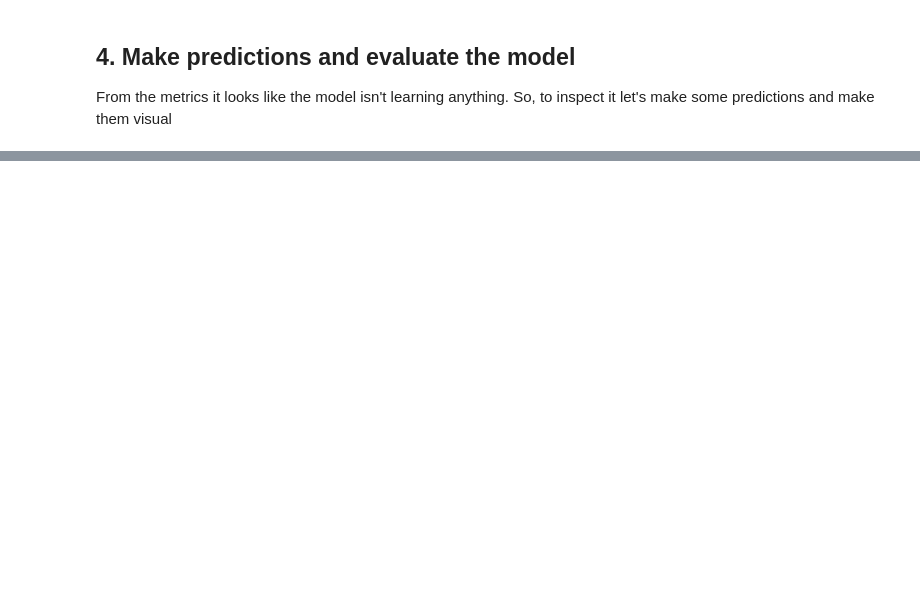
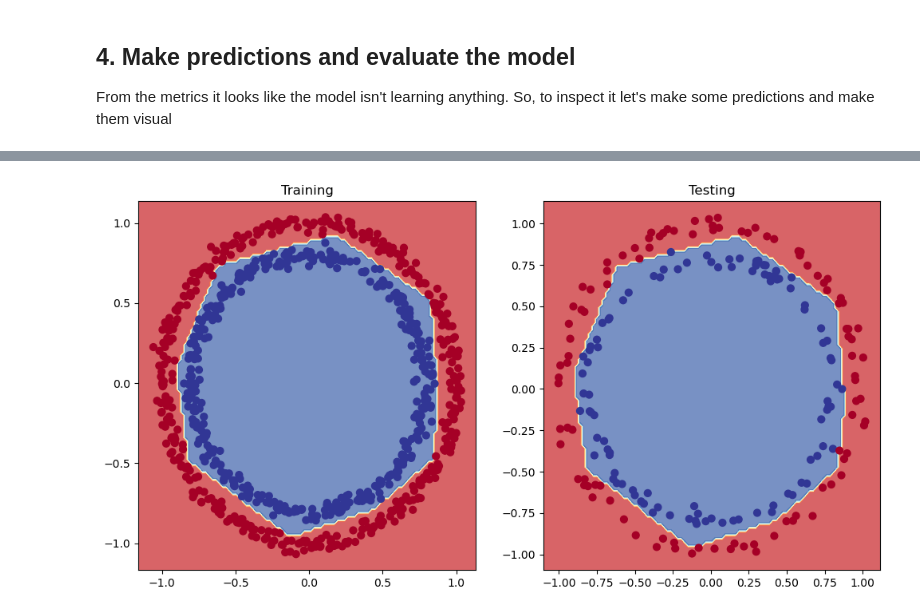
Before and after one commit to devdezzies/deep-learning-with-pytorch, a Jupyter notebook: materials/02_pytorch_classification.ipynb, the cells around one changed output, grey strips where cells are left out. Drawn from its saved outputs; the diff is of its cells as text; code cells hidden in the pictures; blank space fills up the shorter version.

```diff
--- a/materials/02_pytorch_classification.ipynb
+++ b/materials/02_pytorch_classification.ipynb
@@ -407,0 +568,33 @@ plot_decision_boundary(model_0, X_test, y_test)
+# %%
+epochs = 100000
+
+X_train, X_test = X_train.to(device), X_test.to(device)
+y_train, y_test = y_train.to(device), y_test.to(device)
+
+for epoch in range(epochs):
+    model_2.train()
+
+    # feed forward
+    y_logits = model_2(X_train).squeeze()
+    y_preds = torch.round(torch.sigmoid(y_logits))
+
+    # calculate loss and accuracy
+    loss = loss_fn(y_logits, y_train)
+    acc = accuracy(y_true=y_train, y_pred=y_preds)
+
+    # optim zero grad
+    optimizer.zero_grad()
+
+    # backpropagation
+    loss.backward()
+
+    # optim step (gradient descent)
+    optimizer.step()
+
+    model_2.eval()
+    with torch.inference_mode():
+        test_logits = model_2(X_test).squeeze()
+        test_preds = torch.round(torch.sigmoid(test_logits))
+        test_accuracy = accuracy(y_true=y_test, y_pred=test_preds)
+    if epoch % 10000 == 0:
+        print(f"epoch: {epoch} | loss: {loss}, accuracy: {acc} | test loss: {test_loss}, accuracy: {test_accuracy}")
@@ -407,0 +612,11 @@ plot_decision_boundary(model_0, X_test, y_test)
+# %%
+# plot the trained prediction in plot decision boundary
+plt.figure(figsize=(12, 6))
+plt.subplot(1, 2, 1)
+plt.title("Training")
+plot_decision_boundary(model_2, X_train, y_train)
+plt.subplot(1, 2, 2)
+plt.title("Testing")
+plot_decision_boundary(model_2, X_test, y_test)
+# %% [output]
+[figure, added]
```
Also changed, not shown: parts of 23 cells of this notebook.
